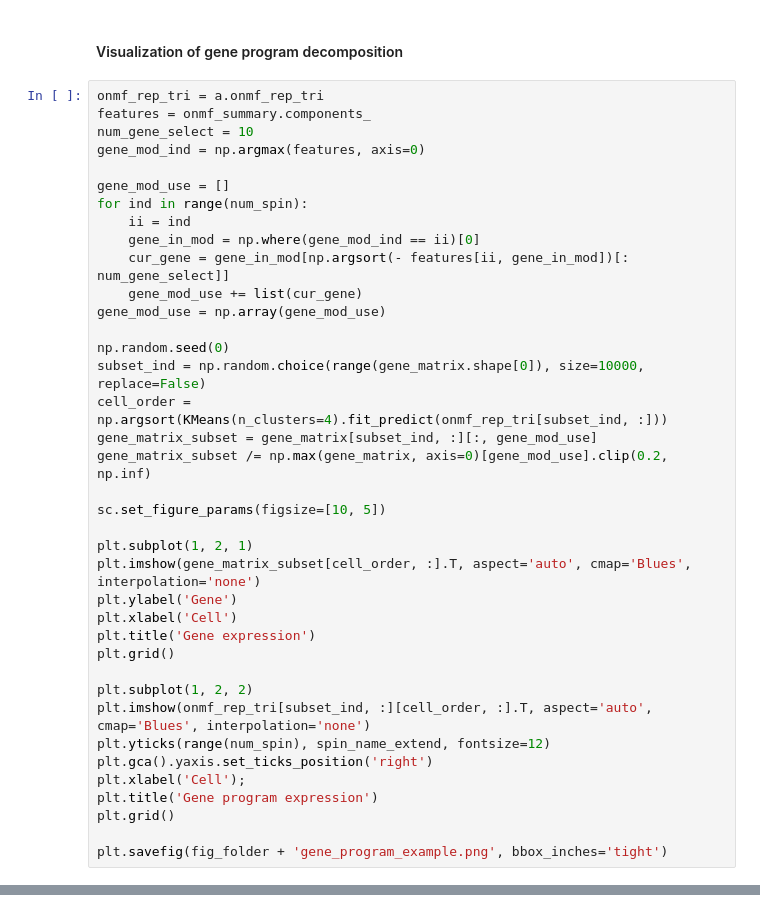
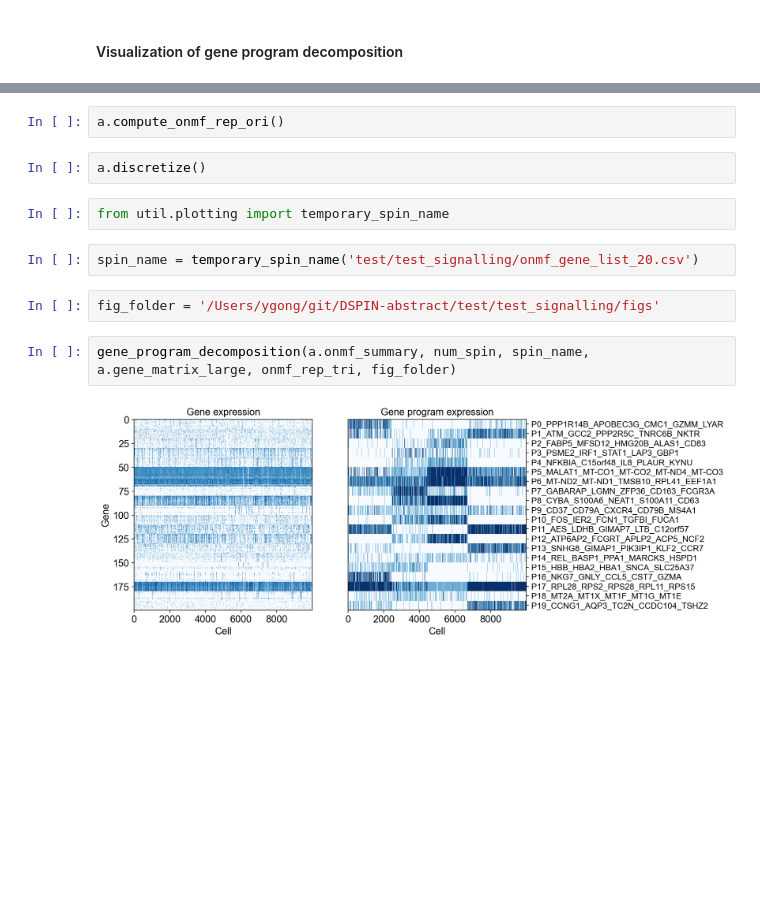
Before and after one commit to YingyGong/DSPIN-abstract, a Jupyter notebook: D_SPIN_example_single_cell_signalling.ipynb, the cells around one changed output, grey strips where cells are left out. Cells and saved outputs as stored; diff of their text form; blank space fills up the shorter version.

Commit message:
gene_program_decomposition seems wrong; updated onmf_discretize to not display fig but save

```diff
--- a/D_SPIN_example_single_cell_signalling.ipynb
+++ b/D_SPIN_example_single_cell_signalling.ipynb
@@ -89,41 +91,3 @@ gene_name = cadata.var_names
 onmf_gene_program_info(features, gene_name, num_gene_show, fig_folder)
 # %% [markdown]
 #### Visualization of gene program decomposition
-# %%
-onmf_rep_tri = a.onmf_rep_tri
-features = onmf_summary.components_
-num_gene_select = 10
-gene_mod_ind = np.argmax(features, axis=0)
-
-gene_mod_use = []
-for ind in range(num_spin):
-    ii = ind
-    gene_in_mod = np.where(gene_mod_ind == ii)[0]
-    cur_gene = gene_in_mod[np.argsort(- features[ii, gene_in_mod])[: num_gene_select]]
-    gene_mod_use += list(cur_gene)
-gene_mod_use = np.array(gene_mod_use)
-
-np.random.seed(0)
-subset_ind = np.random.choice(range(gene_matrix.shape[0]), size=10000, replace=False)
-cell_order = np.argsort(KMeans(n_clusters=4).fit_predict(onmf_rep_tri[subset_ind, :]))
-gene_matrix_subset = gene_matrix[subset_ind, :][:, gene_mod_use]
-gene_matrix_subset /= np.max(gene_matrix, axis=0)[gene_mod_use].clip(0.2, np.inf)
-
-sc.set_figure_params(figsize=[10, 5])
-
-plt.subplot(1, 2, 1)
-plt.imshow(gene_matrix_subset[cell_order, :].T, aspect='auto', cmap='Blues', interpolation='none')
-plt.ylabel('Gene')
-plt.xlabel('Cell')
-plt.title('Gene expression')
-plt.grid()
-
-plt.subplot(1, 2, 2)
-plt.imshow(onmf_rep_tri[subset_ind, :][cell_order, :].T, aspect='auto', cmap='Blues', interpolation='none')
-plt.yticks(range(num_spin), spin_name_extend, fontsize=12)
-plt.gca().yaxis.set_ticks_position('right')
-plt.xlabel('Cell');
-plt.title('Gene program expression')
-plt.grid()
-
-plt.savefig(fig_folder + 'gene_program_example.png', bbox_inches='tight')
@@ -129,0 +100,14 @@ plt.savefig(fig_folder + 'gene_program_example.png', bbox_inches='tight')
+# %%
+a.compute_onmf_rep_ori()
+# %%
+a.discretize()
+# %%
+from util.plotting import temporary_spin_name
+# %%
+spin_name = temporary_spin_name('test/test_signalling/onmf_gene_list_20.csv')
+# %%
+fig_folder = '/Users/ygong/git/DSPIN-abstract/test/test_signalling/figs'
+# %%
+gene_program_decomposition(a.onmf_summary, num_spin, spin_name, a.gene_matrix_large, onmf_rep_tri, fig_folder)
+# %% [output]
+[figure, added]
```
Also changed, not shown: parts of 2 cells of this notebook, 3 other files.
